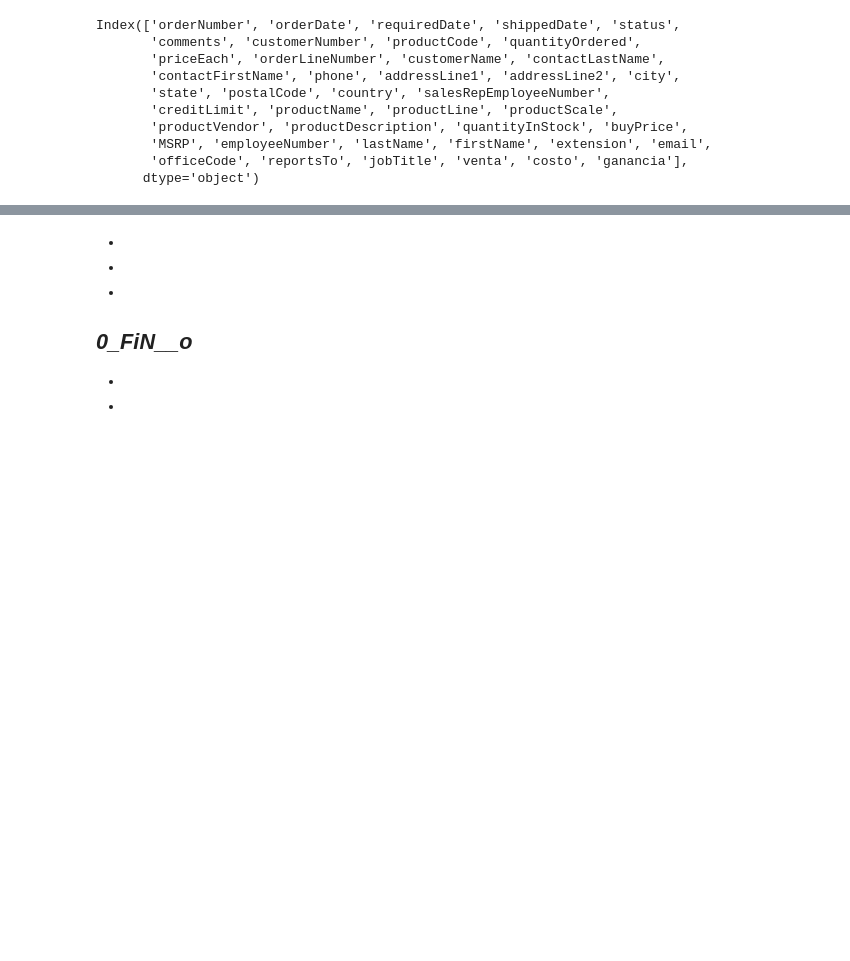
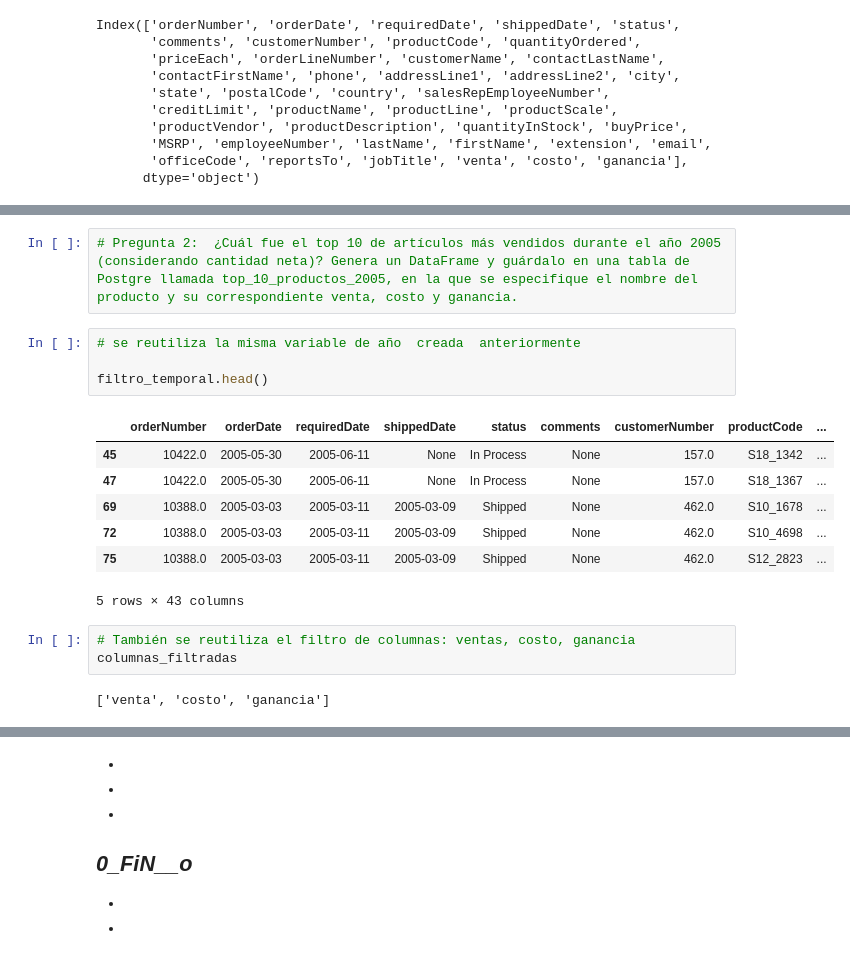
Before and after one commit to santoleal/data_science_homework, a Jupyter notebook: 3. PYTHON INTRO/desafio7-PRUEBA/Prueba - Manipulación y Transformación de Datos.ipynb, the cells around one changed output, grey strips where cells are left out. Cells and saved outputs as stored; diff of their text form; blank space fills up the shorter version.

```diff
--- a/3. PYTHON INTRO/desafio7-PRUEBA/Prueba - Manipulación y Transformación de Datos.ipynb
+++ b/3. PYTHON INTRO/desafio7-PRUEBA/Prueba - Manipulación y Transformación de Datos.ipynb
@@ -648,0 +757,19 @@ df_unido.head()
+# %%
+# Pregunta 2:  ¿Cuál fue el top 10 de artículos más vendidos durante el año 2005 (considerando cantidad neta)? Genera un DataFrame y guárdalo en una tabla de Postgre llamada top_10_productos_2005, en la que se especifique el nombre del producto y su correspondiente venta, costo y ganancia.
+# %%
+# se reutiliza la misma variable de año  creada  anteriormente
+
+filtro_temporal.head()
+# %% [output]
+|  | orderNumber | orderDate | requiredDate | shippedDate | status | comments | customerNumber | productCode | ... |
+| 45 | 10422.0 | 2005-05-30 | 2005-06-11 | None | In Process | None | 157.0 | S18_1342 | ... |
+| 47 | 10422.0 | 2005-05-30 | 2005-06-11 | None | In Process | None | 157.0 | S18_1367 | ... |
+| 69 | 10388.0 | 2005-03-03 | 2005-03-11 | 2005-03-09 | Shipped | None | 462.0 | S10_1678 | ... |
+| 72 | 10388.0 | 2005-03-03 | 2005-03-11 | 2005-03-09 | Shipped | None | 462.0 | S10_4698 | ... |
+| 75 | 10388.0 | 2005-03-03 | 2005-03-11 | 2005-03-09 | Shipped | None | 462.0 | S12_2823 | ... |
+5 rows × 43 columns
+# %%
+# También se reutiliza el filtro de columnas: ventas, costo, ganancia
+columnas_filtradas
+# %% [output]
+['venta', 'costo', 'ganancia']
```
Also changed, not shown: parts of 13 cells of this notebook, 1 other file.
